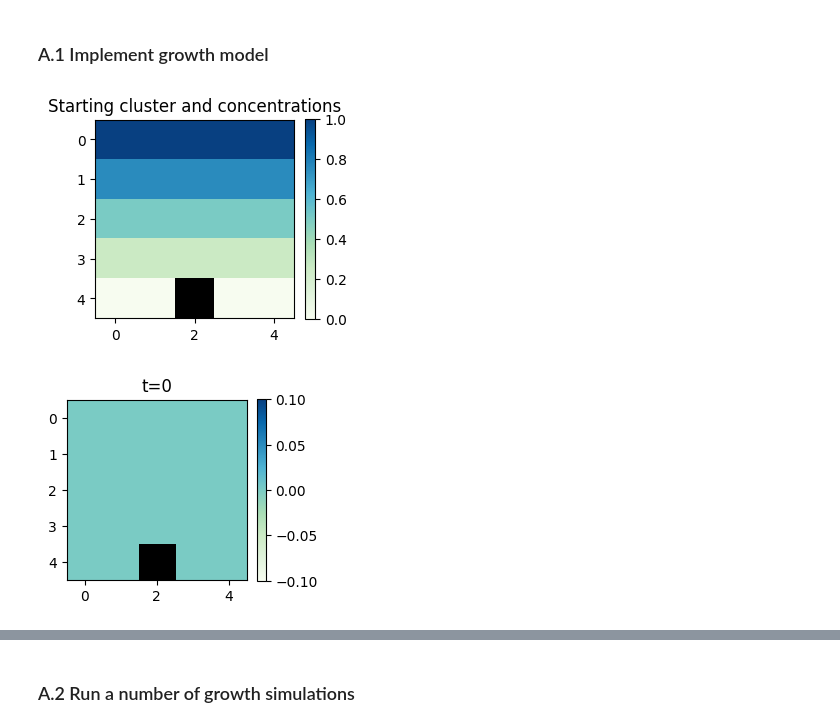
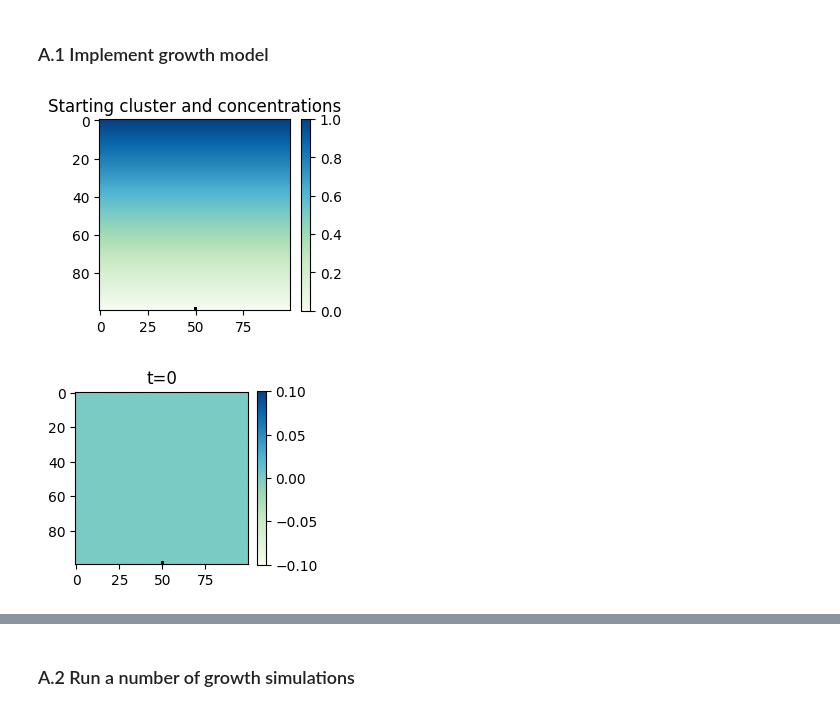
Before and after one commit to NitaiNijholt/ScientificComputing, a Jupyter notebook: assignment2.ipynb, the cells around one changed output, grey strips where cells are left out. Drawn from its saved outputs; the diff is of its cells as text; code cells hidden in the pictures.

```diff
--- a/assignment2.ipynb
+++ b/assignment2.ipynb
@@ -21,9 +21,9 @@ np.random.seed(42)
 ### A.1 Implement growth model
 # %%
 # Global parameters
-N = 5
+N = 100
 ETA = 1
-STEPS = 10
+STEPS = 500
 CONCENTRATION_SOLVING_THRESHOLD = 0.001 # For concentration solving
 
 # Flags
@@ -66,10 +66,11 @@ if SHOW_STARTING_CONDITIONS:
     plt.tight_layout()
     plt.show()
 # %% [output]
-[figure, old version]
+[figure, new version]
 # %%
 # SOC solving until stop_thresold
 def solve_SOR(concentrations,stop_thresold):
+    # TODO: Implement as done in assignment 1
     return concentrations
 
 def is_neighboor_in_bounds(neighboor,N):
@@ -167,8 +168,11 @@ def update(cluster,concentrations,stop_thresold,N):
 
     # 3. A single candidate is added with probability p_g
     x,y = coordinates_chosen_one(candidates,probability_growth,N)
+
+    # And then it is added to the cluster
     cluster[x,y] = 1
-    return cluster,concentrations
+
+    return cluster,concentrations,probability_growth
 # %%
 # Repeat from 1 for a large number of growh_steps
 
@@ -176,17 +180,19 @@ if SAVE_CLUSTER_EVOLUTION:
     # Prepare to save all clusters
     total_clusters = np.zeros((N,N,STEPS))
     total_concentrations = np.zeros((N,N,STEPS))
+    total_probability_growth = np.zeros((N,N,STEPS))
     # Save starting cluster
     total_clusters[:,:,0] = cluster
 
 # Main simulation loop
 for step in range(STEPS-1):
 
-    cluster,concentrations = update(cluster,concentrations,CONCENTRATION_SOLVING_THRESHOLD,N)
+    cluster,concentrations,probability_growth = update(cluster,concentrations,CONCENTRATION_SOLVING_THRESHOLD,N)
 
     if SAVE_CLUSTER_EVOLUTION:
         total_clusters[:,:,step+1] = cluster
         total_concentrations[:,:,step+1] = concentrations
+        total_probability_growth[:,:,step+1] = probability_growth
 # %%
 # Save results
 if SAVE_CLUSTER_EVOLUTION:
@@ -199,6 +207,6 @@ total_concentrations = np.load(f'DLA_concents_{N}_{STEPS}_{CONCENTRATION_SOLVING
 # %%
 # Function for animation of cluster and concentration, based on Assignment 1
-def save_animation(clusters,concentrations, interval=250,name='animation.mp4'):
+def save_animation(clusters,concentrations, interval=250,fps=10,name='animation.mp4'):
 
     plt.figure(figsize=(3, 3), layout='tight')
 
@@ -222,9 +230,9 @@ def save_animation(clusters,concentrations, interval=250,name='animation.mp4'):
     anim = animation.FuncAnimation(plt.gcf(), update, frames=range(
             0, clusters.shape[2]), interval=interval)
 
-    writer = animation.FFMpegWriter(fps=10)
+    writer = animation.FFMpegWriter(fps=fps)
     anim.save(name, writer = writer)
 # %%
-save_animation(total_clusters,total_concentrations, interval=250,name='animation.mp4')
+save_animation(total_clusters,total_concentrations, interval=250,fps=30,name=f'animation_{N}_{STEPS}_{CONCENTRATION_SOLVING_THRESHOLD}.mp4')
 # %% [output]
-[figure, old version]
+[figure, new version]
```
Also changed, not shown: parts of 3 cells of this notebook.
